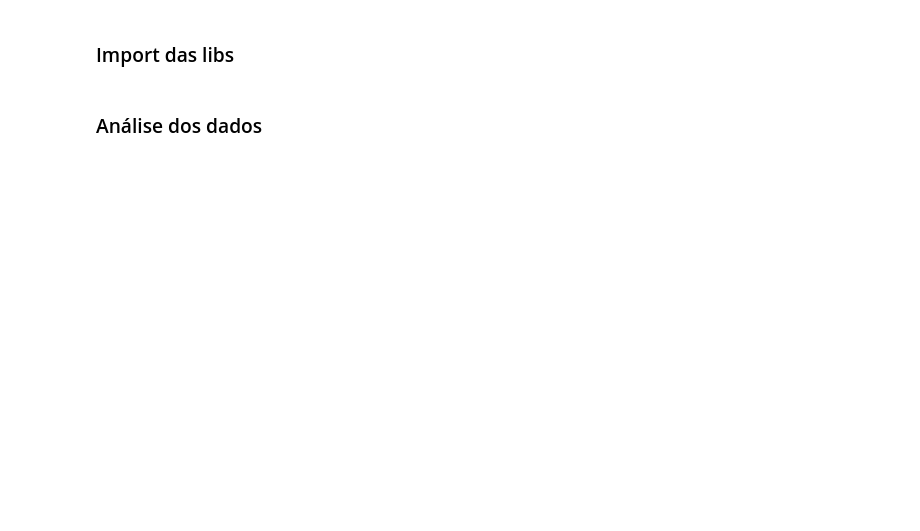
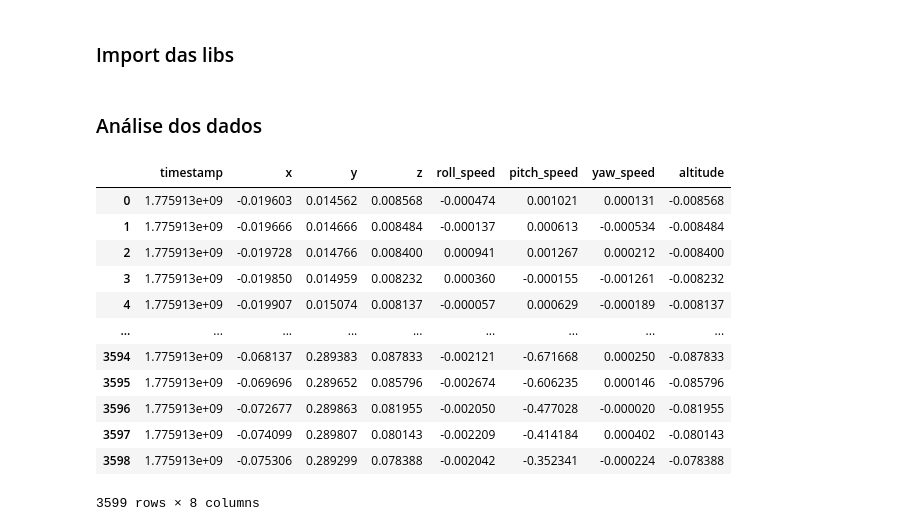
Before and after one commit to Gabriel-Panza/TCC_Drone, a Jupyter notebook: estudo_das_metricas.ipynb, the cells around one changed output. Cells and saved outputs as stored; diff of their text form; code cells hidden in the pictures; blank space fills up the shorter version.

```diff
--- a/estudo_das_metricas.ipynb
+++ b/estudo_das_metricas.ipynb
@@ -11,9 +31,23 @@ from mpl_toolkits.mplot3d import Axes3D
 # %% [markdown]
 ### Análise dos dados
 # %%
-caminho_ficheiro = 'logs/voo_teste_20260411_092800.csv'
+caminho_ficheiro = 'logs/voo_teste_20260411_100156.csv'
 df = pd.read_csv(caminho_ficheiro)
 
 df['altitude'] = -df['z']
 df
+# %% [output]
+|  | timestamp | x | y | z | roll_speed | pitch_speed | yaw_speed | altitude |
+| 0 | 1.775913e+09 | -0.019603 | 0.014562 | 0.008568 | -0.000474 | 0.001021 | 0.000131 | -0.008568 |
+| 1 | 1.775913e+09 | -0.019666 | 0.014666 | 0.008484 | -0.000137 | 0.000613 | -0.000534 | -0.008484 |
+| 2 | 1.775913e+09 | -0.019728 | 0.014766 | 0.008400 | 0.000941 | 0.001267 | 0.000212 | -0.008400 |
+| 3 | 1.775913e+09 | -0.019850 | 0.014959 | 0.008232 | 0.000360 | -0.000155 | -0.001261 | -0.008232 |
+| 4 | 1.775913e+09 | -0.019907 | 0.015074 | 0.008137 | -0.000057 | 0.000629 | -0.000189 | -0.008137 |
+| ... | ... | ... | ... | ... | ... | ... | ... | ... |
+| 3594 | 1.775913e+09 | -0.068137 | 0.289383 | 0.087833 | -0.002121 | -0.671668 | 0.000250 | -0.087833 |
+| 3595 | 1.775913e+09 | -0.069696 | 0.289652 | 0.085796 | -0.002674 | -0.606235 | 0.000146 | -0.085796 |
+| 3596 | 1.775913e+09 | -0.072677 | 0.289863 | 0.081955 | -0.002050 | -0.477028 | -0.000020 | -0.081955 |
+| 3597 | 1.775913e+09 | -0.074099 | 0.289807 | 0.080143 | -0.002209 | -0.414184 | 0.000402 | -0.080143 |
+| 3598 | 1.775913e+09 | -0.075306 | 0.289299 | 0.078388 | -0.002042 | -0.352341 | -0.000224 | -0.078388 |
+3599 rows × 8 columns
 # %%
```
Also changed, not shown: parts of 4 cells of this notebook, 1 other file.
